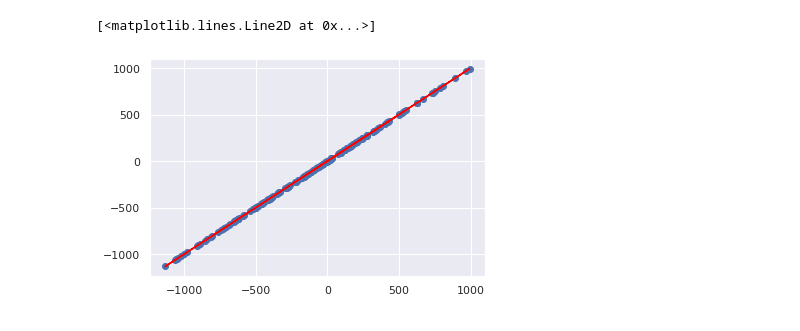
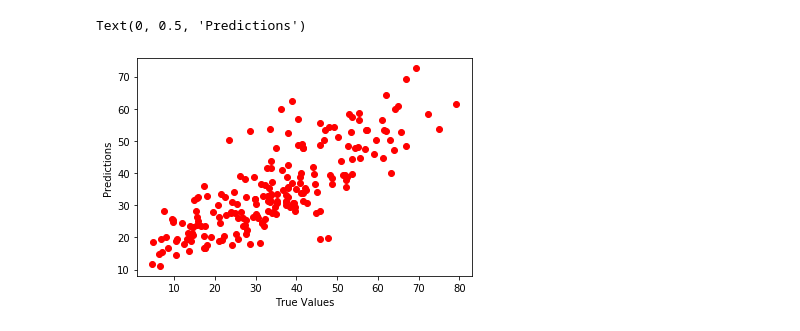
Before and after one commit to antuniooh/numerical-calculation-database-analysis, a Jupyter notebook: main.ipynb, the cells around one changed output. Cells and saved outputs as stored; diff of their text form; code cells hidden in the pictures.

```diff
--- a/main.ipynb
+++ b/main.ipynb
@@ -99,13 +92,2 @@ DF
 # %%
 #Passo 4 - Gráfico Linear Regressão Multipla
-# %%
-from sklearn.linear_model import LinearRegression
-lm= LinearRegression()
-x = y_test.reshape(-1, 1)
-result=lm.fit(x, y_pred)
-y_pred= lm.predict(x)
-plt.scatter(x, y_pred)
-plt.plot(x, y_pred, color = 'red')
-# %% [output]
-[<matplotlib.lines.Line2D at 0x...>]
-[figure, removed]
@@ -114,3 +94,11 @@ plt.plot(x, y_pred, color = 'red')
+# %%
+from sklearn.linear_model import LinearRegression
+plt.scatter(y_test, y_pred, color = "red")
+plt.xlabel('True Values')
+plt.ylabel('Predictions')
+# %% [output]
+Text(0, 0.5, 'Predictions')
+[figure, added]
 # %%
 from sklearn import metrics
 r_square = metrics.r2_score(y_test, y_pred)
```
Also changed, not shown: parts of 7 cells of this notebook, 3 other files.
